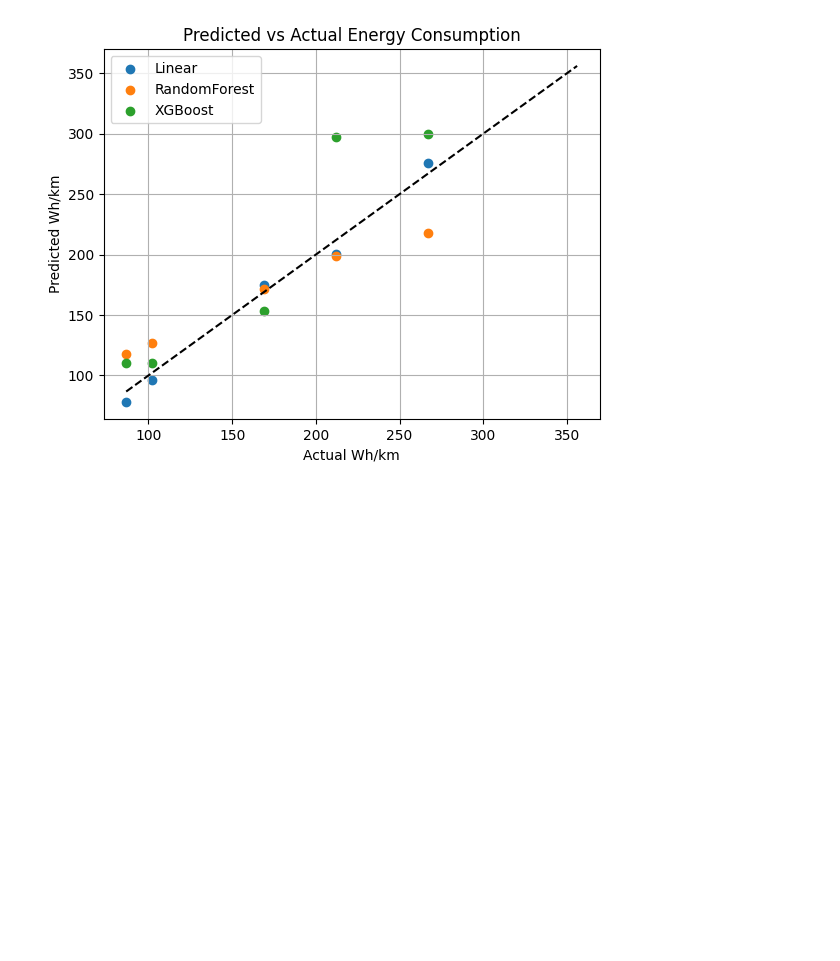
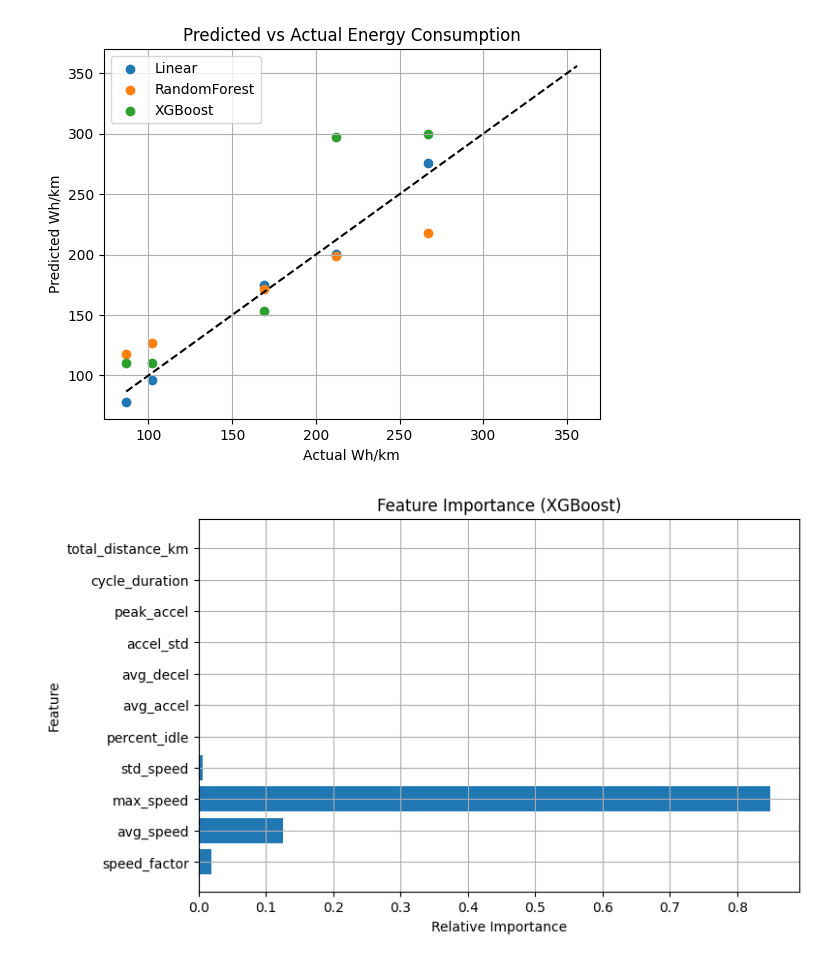
Before and after one commit to duraichellam001-tech/ev-range-model, a Jupyter notebook: notebooks/04_baseline_ML_model.ipynb, the cells around one changed output. Drawn from its saved outputs; the diff is of its cells as text; code cells hidden in the pictures; blank space fills up the shorter version.

Commit message:
Baseline ML model + Feature analysis

```diff
--- a/notebooks/04_baseline_ML_model.ipynb
+++ b/notebooks/04_baseline_ML_model.ipynb
@@ -61,3 +61,18 @@ plt.grid(True)
 plt.show()
 # %% [output]
 [figure]
+# %%
+model = models['XGBoost']   # or RandomForest
+
+importances = model.feature_importances_
+features = X.columns
+
+plt.figure(figsize=(8,5))
+plt.barh(features, importances)
+plt.title("Feature Importance (XGBoost)")
+plt.xlabel("Relative Importance")
+plt.ylabel("Feature")
+plt.grid(True)
+plt.show()
+# %% [output]
+[figure, added]
```
Also changed, not shown: parts of 3 cells of this notebook.
